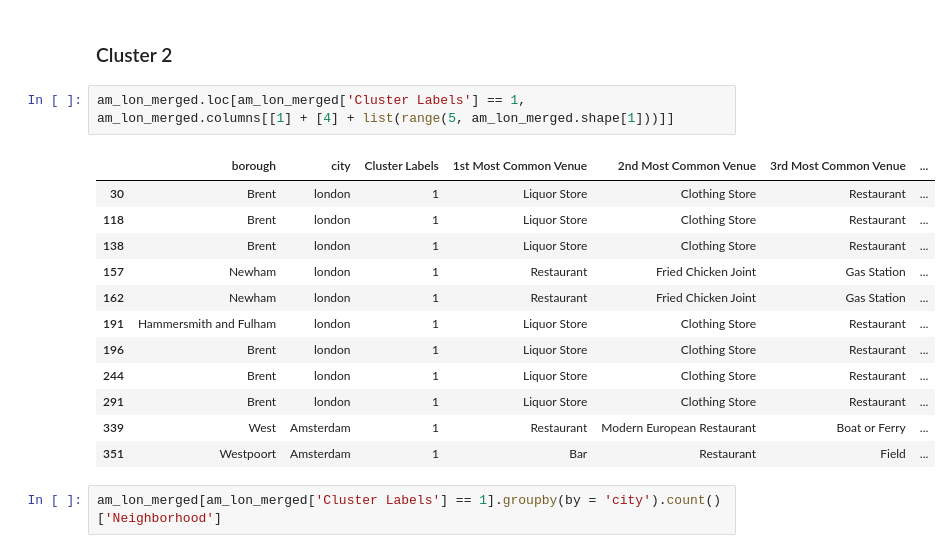
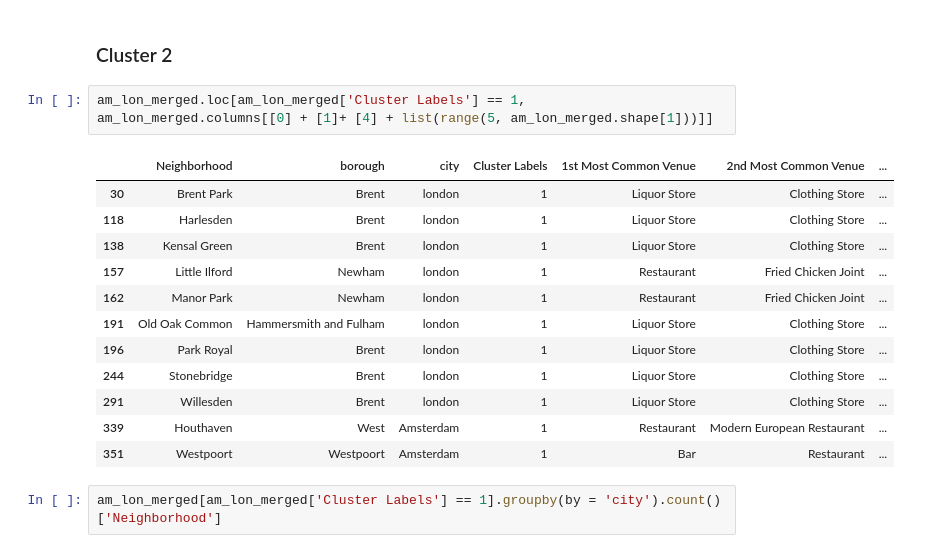
Before and after one commit to thelouwdown/Coursera_Capstone, a Jupyter notebook: IBM Capstone: Week 5.ipynb, the cells around one changed output. Drawn from its saved outputs; the diff is of its cells as text.

```diff
--- a/IBM Capstone: Week 5.ipynb
+++ b/IBM Capstone: Week 5.ipynb
@@ -1048,20 +1048,20 @@ perc
 # %% [markdown]
 ### Cluster 2
 # %%
-am_lon_merged.loc[am_lon_merged['Cluster Labels'] == 1, am_lon_merged.columns[[1] + [4] + list(range(5, am_lon_merged.shape[1]))]]
+am_lon_merged.loc[am_lon_merged['Cluster Labels'] == 1, am_lon_merged.columns[[0] + [1]+ [4] + list(range(5, am_lon_merged.shape[1]))]]
 # %% [output]
-|  | borough | city | Cluster Labels | 1st Most Common Venue | 2nd Most Common Venue | 3rd Most Common Venue | ... |
-| 30 | Brent | london | 1 | Liquor Store | Clothing Store | Restaurant | ... |
-| 118 | Brent | london | 1 | Liquor Store | Clothing Store | Restaurant | ... |
-| 138 | Brent | london | 1 | Liquor Store | Clothing Store | Restaurant | ... |
-| 157 | Newham | london | 1 | Restaurant | Fried Chicken Joint | Gas Station | ... |
-| 162 | Newham | london | 1 | Restaurant | Fried Chicken Joint | Gas Station | ... |
-| 191 | Hammersmith and Fulham | london | 1 | Liquor Store | Clothing Store | Restaurant | ... |
-| 196 | Brent | london | 1 | Liquor Store | Clothing Store | Restaurant | ... |
-| 244 | Brent | london | 1 | Liquor Store | Clothing Store | Restaurant | ... |
-| 291 | Brent | london | 1 | Liquor Store | Clothing Store | Restaurant | ... |
-| 339 | West | Amsterdam | 1 | Restaurant | Modern European Restaurant | Boat or Ferry | ... |
-| 351 | Westpoort | Amsterdam | 1 | Bar | Restaurant | Field | ... |
+|  | Neighborhood | borough | city | Cluster Labels | 1st Most Common Venue | 2nd Most Common Venue | ... |
+| 30 | Brent Park | Brent | london | 1 | Liquor Store | Clothing Store | ... |
+| 118 | Harlesden | Brent | london | 1 | Liquor Store | Clothing Store | ... |
+| 138 | Kensal Green | Brent | london | 1 | Liquor Store | Clothing Store | ... |
+| 157 | Little Ilford | Newham | london | 1 | Restaurant | Fried Chicken Joint | ... |
+| 162 | Manor Park | Newham | london | 1 | Restaurant | Fried Chicken Joint | ... |
+| 191 | Old Oak Common | Hammersmith and Fulham | london | 1 | Liquor Store | Clothing Store | ... |
+| 196 | Park Royal | Brent | london | 1 | Liquor Store | Clothing Store | ... |
+| 244 | Stonebridge | Brent | london | 1 | Liquor Store | Clothing Store | ... |
+| 291 | Willesden | Brent | london | 1 | Liquor Store | Clothing Store | ... |
+| 339 | Houthaven | West | Amsterdam | 1 | Restaurant | Modern European Restaurant | ... |
+| 351 | Westpoort | Westpoort | Amsterdam | 1 | Bar | Restaurant | ... |
 # %%
 am_lon_merged[am_lon_merged['Cluster Labels'] == 1].groupby(by = 'city').count()['Neighborhood']
 # %% [output]
```
Also changed, not shown: parts of 7 cells of this notebook.
